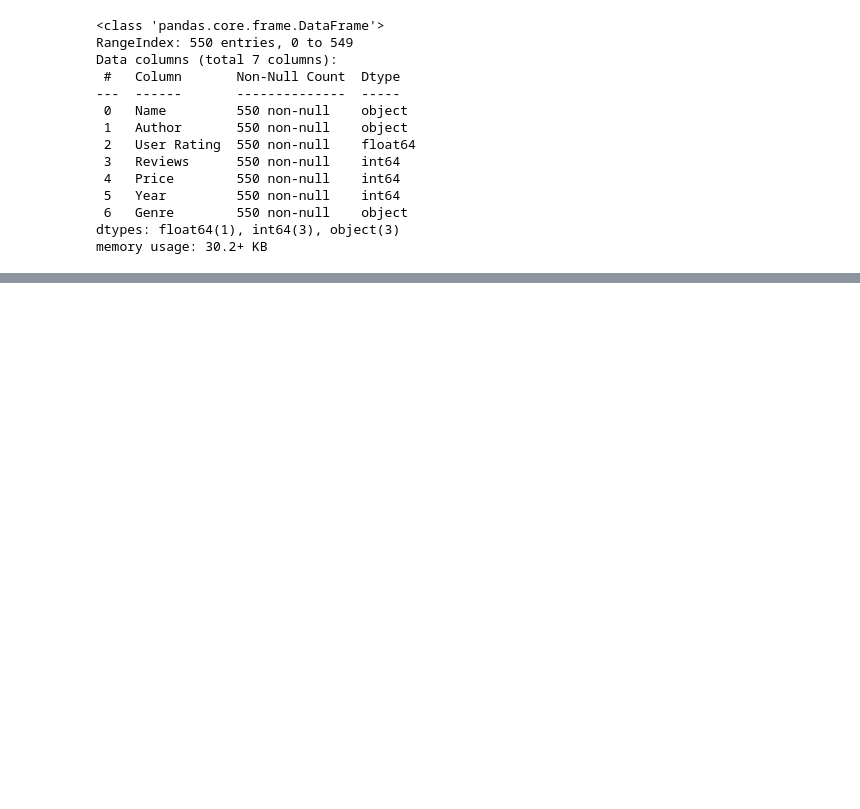
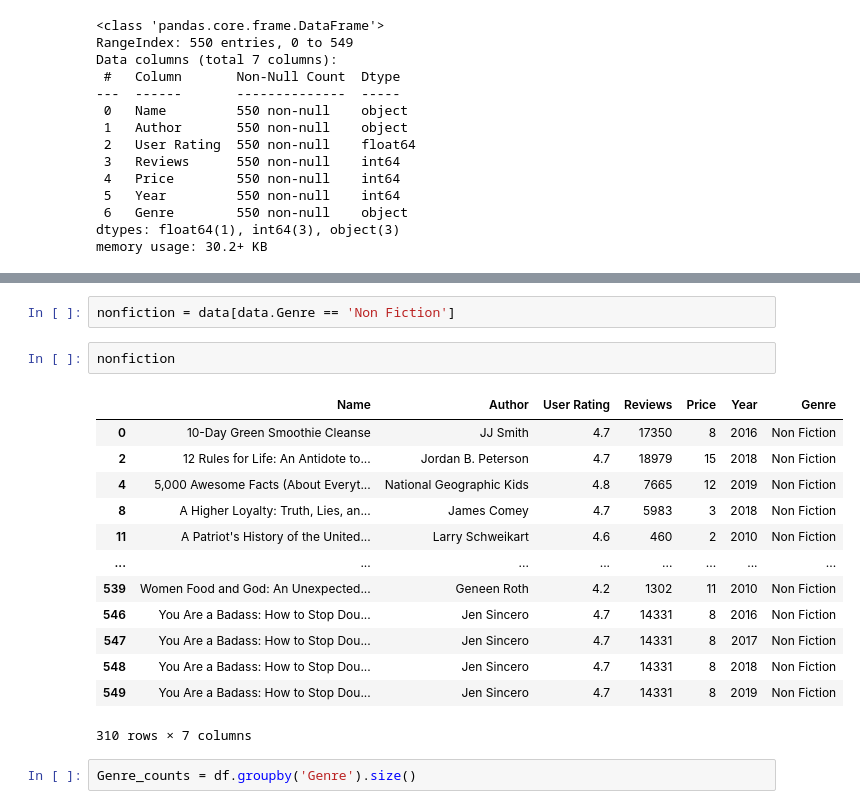
Before and after one commit to kkmimms/Amazon-Top-50-Bestselling-Books-from-2009-2019, a Jupyter notebook: Code Louisville Final Project.ipynb, the cells around one changed output, grey strips where cells are left out. Saved outputs shown, nothing was run; the diff lists cells and outputs as text; blank space fills up the shorter version.

```diff
--- a/Code Louisville Final Project.ipynb
+++ b/Code Louisville Final Project.ipynb
@@ -95,0 +165,20 @@ memory usage: 30.2+ KB
+# %%
+nonfiction = data[data.Genre == 'Non Fiction']
+# %%
+nonfiction
+# %% [output]
+|  | Name | Author | User Rating | Reviews | Price | Year | Genre |
+| 0 | 10-Day Green Smoothie Cleanse | JJ Smith | 4.7 | 17350 | 8 | 2016 | Non Fiction |
+| 2 | 12 Rules for Life: An Antidote to... | Jordan B. Peterson | 4.7 | 18979 | 15 | 2018 | Non Fiction |
+| 4 | 5,000 Awesome Facts (About Everyt... | National Geographic Kids | 4.8 | 7665 | 12 | 2019 | Non Fiction |
+| 8 | A Higher Loyalty: Truth, Lies, an... | James Comey | 4.7 | 5983 | 3 | 2018 | Non Fiction |
+| 11 | A Patriot's History of the United... | Larry Schweikart | 4.6 | 460 | 2 | 2010 | Non Fiction |
+| ... | ... | ... | ... | ... | ... | ... | ... |
+| 539 | Women Food and God: An Unexpected... | Geneen Roth | 4.2 | 1302 | 11 | 2010 | Non Fiction |
+| 546 | You Are a Badass: How to Stop Dou... | Jen Sincero | 4.7 | 14331 | 8 | 2016 | Non Fiction |
+| 547 | You Are a Badass: How to Stop Dou... | Jen Sincero | 4.7 | 14331 | 8 | 2017 | Non Fiction |
+| 548 | You Are a Badass: How to Stop Dou... | Jen Sincero | 4.7 | 14331 | 8 | 2018 | Non Fiction |
+| 549 | You Are a Badass: How to Stop Dou... | Jen Sincero | 4.7 | 14331 | 8 | 2019 | Non Fiction |
+310 rows × 7 columns
+# %%
+Genre_counts = df.groupby('Genre').size()
```
Also changed, not shown: parts of 16 cells of this notebook.
